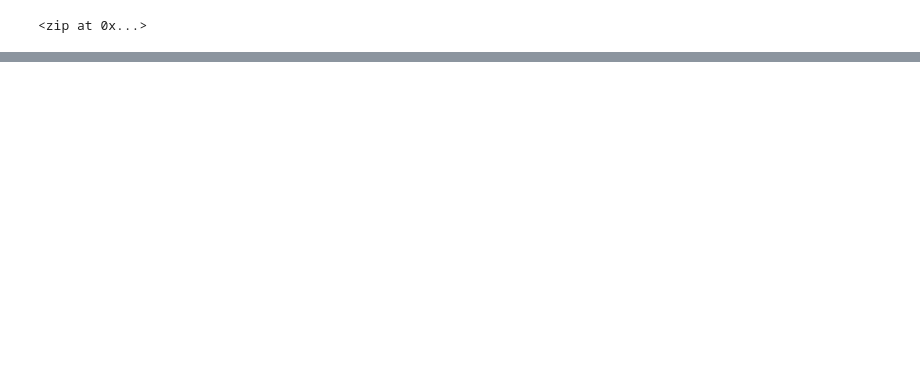
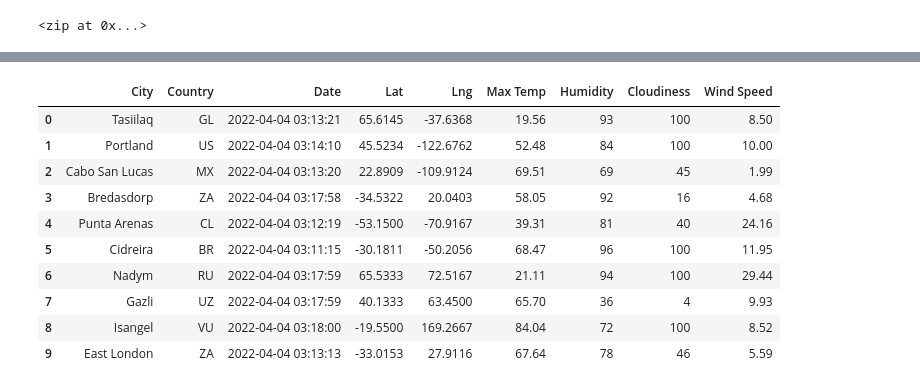
Before and after one commit to CFarnsy/World_Weather_Analysis, a Jupyter notebook: WeatherPy.ipynb, the cells around one changed output, grey strips where cells are left out. Cells and saved outputs as stored; diff of their text form; code cells hidden in the pictures; blank space fills up the shorter version.

```diff
--- a/WeatherPy.ipynb
+++ b/WeatherPy.ipynb
@@ -43,0 +159,21 @@ len(cities)
+# %%
+# Convert the order of the columns in the DataFrame to be in the following
+# order: City, Country, Date, Lat, Lng, Max Temp, Humidity, Cloudiness, &
+# Wind Speed.
+new_column_order = ["City", "Country", "Date", "Lat", "Lng", "Max Temp",
+                    "Humidity", "Cloudiness", "Wind Speed"]
+# Assign city_data_df = city_data_df[new_column_order]
+city_data_df = city_data_df[new_column_order]
+city_data_df.head(10)
+# %% [output]
+|  | City | Country | Date | Lat | Lng | Max Temp | Humidity | Cloudiness | Wind Speed |
+| 0 | Tasiilaq | GL | 2022-04-04 03:13:21 | 65.6145 | -37.6368 | 19.56 | 93 | 100 | 8.50 |
+| 1 | Portland | US | 2022-04-04 03:14:10 | 45.5234 | -122.6762 | 52.48 | 84 | 100 | 10.00 |
+| 2 | Cabo San Lucas | MX | 2022-04-04 03:13:20 | 22.8909 | -109.9124 | 69.51 | 69 | 45 | 1.99 |
+| 3 | Bredasdorp | ZA | 2022-04-04 03:17:58 | -34.5322 | 20.0403 | 58.05 | 92 | 16 | 4.68 |
+| 4 | Punta Arenas | CL | 2022-04-04 03:12:19 | -53.1500 | -70.9167 | 39.31 | 81 | 40 | 24.16 |
+| 5 | Cidreira | BR | 2022-04-04 03:11:15 | -30.1811 | -50.2056 | 68.47 | 96 | 100 | 11.95 |
+| 6 | Nadym | RU | 2022-04-04 03:17:59 | 65.5333 | 72.5167 | 21.11 | 94 | 100 | 29.44 |
+| 7 | Gazli | UZ | 2022-04-04 03:17:59 | 40.1333 | 63.4500 | 65.70 | 36 | 4 | 9.93 |
+| 8 | Isangel | VU | 2022-04-04 03:18:00 | -19.5500 | 169.2667 | 84.04 | 72 | 100 | 8.52 |
+| 9 | East London | ZA | 2022-04-04 03:13:13 | -33.0153 | 27.9116 | 67.64 | 78 | 46 | 5.59 |
```
Also changed, not shown: parts of 6 cells of this notebook.
